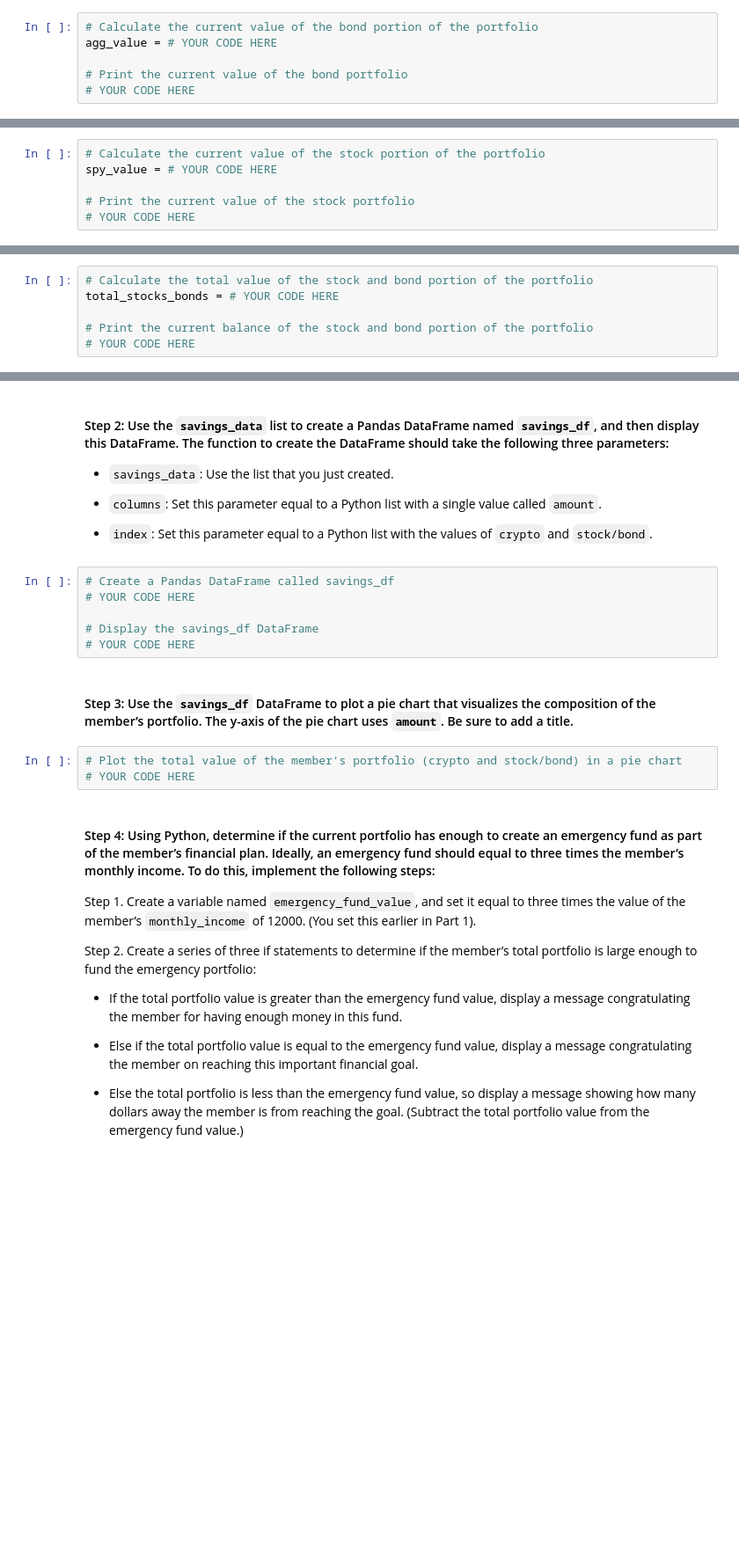
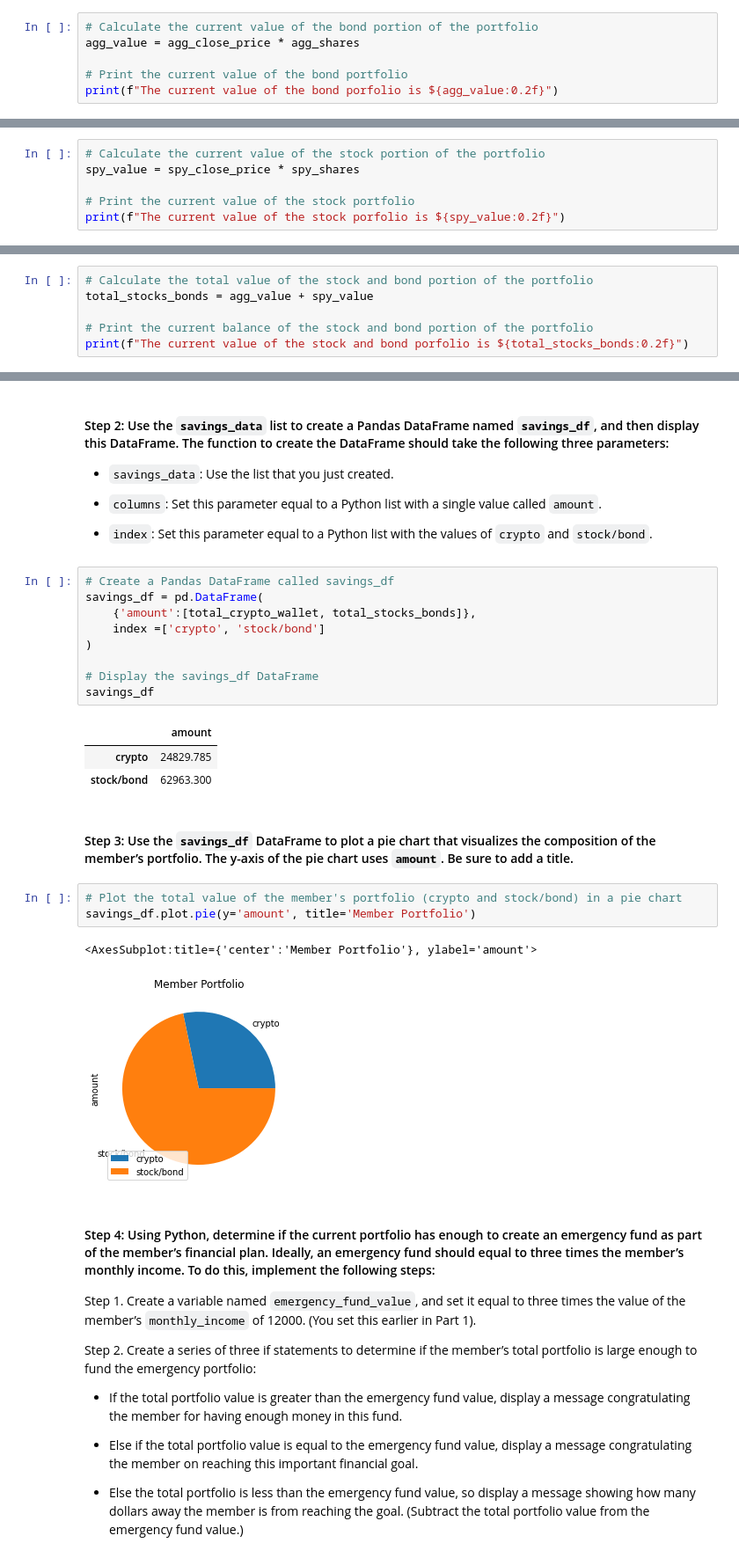
Before and after one commit to heberbcruz/Challenge-5, a Jupyter notebook: Challage 5 Code/financial_planning_tools.ipynb, the cells around one changed output, grey strips where cells are left out. Shown at 88% size. Drawn from its saved outputs; the diff is of its cells as text; blank space fills up the shorter version.

```diff
--- a/Challage 5 Code/financial_planning_tools.ipynb
+++ b/Challage 5 Code/financial_planning_tools.ipynb
@@ -205,7 +267,7 @@ spy_close_price = # YOUR CODE HERE
 #### Step 6: Calculate the value, in US dollars, of the current amount of shares in each of the stock and bond portions of the portfolio, and print the results.
 # %%
 # Calculate the current value of the bond portion of the portfolio
-agg_value = # YOUR CODE HERE
+agg_value = agg_close_price * agg_shares
 
 # Print the current value of the bond portfolio
-# YOUR CODE HERE
+print(f"The current value of the bond porfolio is ${agg_value:0.2f}")
@@ -212,6 +276,6 @@ agg_value = # YOUR CODE HERE
 # %%
 # Calculate the current value of the stock portion of the portfolio
-spy_value = # YOUR CODE HERE
+spy_value = spy_close_price * spy_shares
 
 # Print the current value of the stock portfolio
-# YOUR CODE HERE
+print(f"The current value of the stock porfolio is ${spy_value:0.2f}")
@@ -218,6 +284,6 @@ spy_value = # YOUR CODE HERE
 # %%
 # Calculate the total value of the stock and bond portion of the portfolio
-total_stocks_bonds = # YOUR CODE HERE
+total_stocks_bonds = agg_value + spy_value
 
 # Print the current balance of the stock and bond portion of the portfolio
-# YOUR CODE HERE
+print(f"The current value of the stock and bond porfolio is ${total_stocks_bonds:0.2f}")
@@ -274,15 +346,25 @@ In this section, you’ll use the valuations for the cryptocurrency wallet and f
 - `index`: Set this parameter equal to a Python list with the values of `crypto` and `stock/bond`.
 # %%
 # Create a Pandas DataFrame called savings_df
-# YOUR CODE HERE
+savings_df = pd.DataFrame(
+    {'amount':[total_crypto_wallet, total_stocks_bonds]},
+    index =['crypto', 'stock/bond']
+)
 
 # Display the savings_df DataFrame
-# YOUR CODE HERE
+savings_df
+# %% [output]
+|  | amount |
+| crypto | 24829.785 |
+| stock/bond | 62963.300 |
 # %% [markdown]
 #### Step 3: Use the `savings_df` DataFrame to plot a pie chart that visualizes the composition of the member’s portfolio. The y-axis of the pie chart uses `amount`. Be sure to add a title.
 # %%
 # Plot the total value of the member's portfolio (crypto and stock/bond) in a pie chart
-# YOUR CODE HERE
+savings_df.plot.pie(y='amount', title='Member Portfolio')
+# %% [output]
+<AxesSubplot:title={'center':'Member Portfolio'}, ylabel='amount'>
+[figure, added]
 # %% [markdown]
 #### Step 4: Using Python, determine if the current portfolio has enough to create an emergency fund as part of the member’s financial plan. Ideally, an emergency fund should equal to three times the member’s monthly income. To do this, implement the following steps:
 
```
Also changed, not shown: parts of 41 cells of this notebook.
